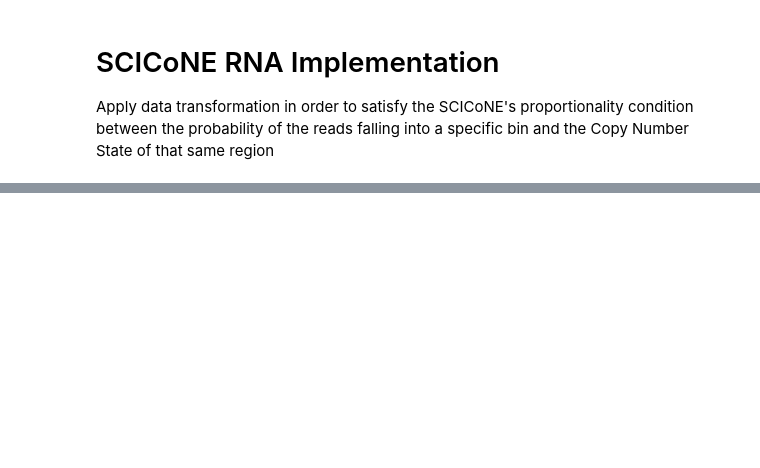
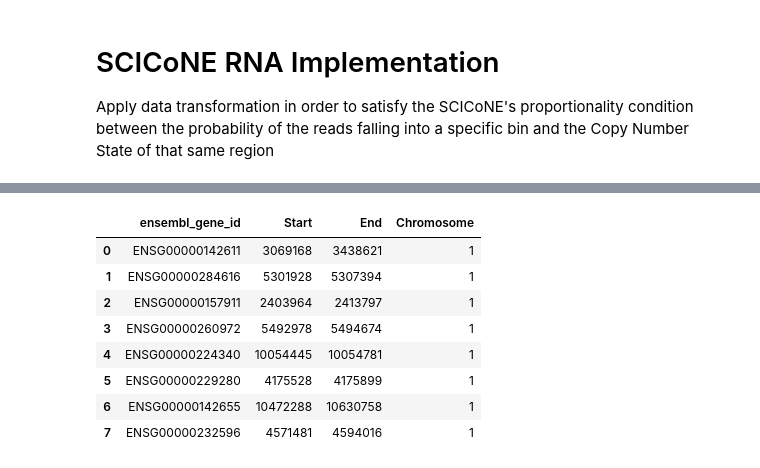
Before and after one commit to andress1002/SCICoNE_lab, a Jupyter notebook: rna_imp/rna_lab.ipynb, the cells around one changed output, grey strips where cells are left out. Saved outputs shown, nothing was run; the diff lists cells and outputs as text; code cells hidden in the pictures; blank space fills up the shorter version.

```diff
--- a/rna_imp/rna_lab.ipynb
+++ b/rna_imp/rna_lab.ipynb
@@ -44,0 +83,22 @@ clones = pd.read_csv(f'{scdna_path}/SA501X3F_PX0286_PX0287_2-lane.clones.csv')
+# %%
+annot = sc.queries.biomart_annotations(
+        "hsapiens",
+        ["ensembl_gene_id", "start_position", "end_position", "chromosome_name"],
+    ).set_index("ensembl_gene_id")
+annot = annot.reset_index()
+annot = annot.rename(columns={'start_position':'Start', 'end_position': 'End', 'chromosome_name': 'Chromosome'})
+
+
+gr_annotations = pyranges.from_dict(annot.to_dict())
+
+gr_annotations.head()
+# %% [output]
+|  | ensembl_gene_id | Start | End | Chromosome |
+| 0 | ENSG00000142611 | 3069168 | 3438621 | 1 |
+| 1 | ENSG00000284616 | 5301928 | 5307394 | 1 |
+| 2 | ENSG00000157911 | 2403964 | 2413797 | 1 |
+| 3 | ENSG00000260972 | 5492978 | 5494674 | 1 |
+| 4 | ENSG00000224340 | 10054445 | 10054781 | 1 |
+| 5 | ENSG00000229280 | 4175528 | 4175899 | 1 |
+| 6 | ENSG00000142655 | 10472288 | 10630758 | 1 |
+| 7 | ENSG00000232596 | 4571481 | 4594016 | 1 |
```
Also changed, not shown: parts of 25 cells of this notebook, 3 other files.
